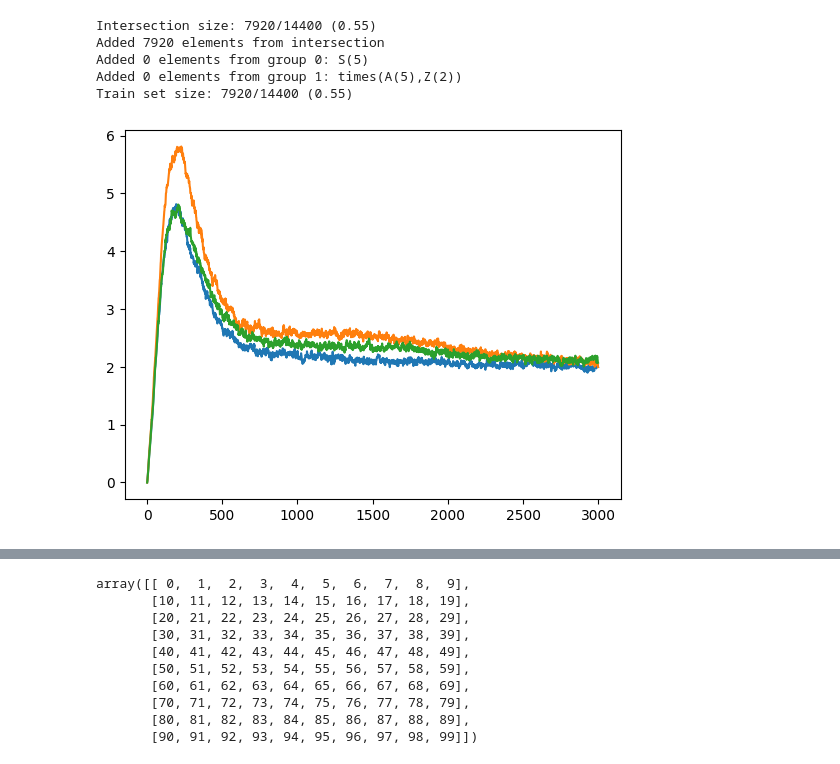
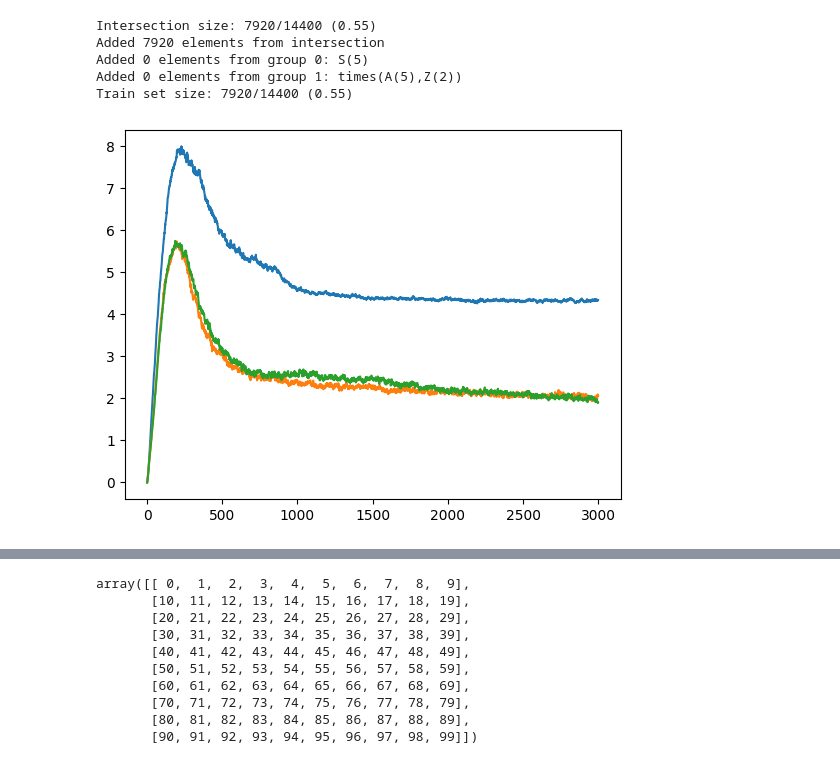
Before and after one commit to LouisYRYJ/Finite-groups, a Jupyter notebook: notebooks/sgld_landscape.ipynb, the cells around one changed output, grey strips where cells are left out. Cells and saved outputs as stored; diff of their text form; code cells hidden in the pictures.

Commit message:
stuff for poster plots

```diff
--- a/notebooks/sgld_landscape.ipynb
+++ b/notebooks/sgld_landscape.ipynb
@@ -38,7 +42,7 @@ Added 0 elements from group 0: S(5)
 Added 0 elements from group 1: times(A(5),Z(2))
 Train set size: 7920/14400 (0.55)
 # %%
-model = models[-1][[5, 8, 9]].to(device)   # grokked G0, G1, neither
+model = models[-1][[0, 55, 97]].to(device)   # grokked G0, G1, neither
 # %%
 # make this constant to avoid accidentally reordering
 PARAM_NAMES = [name for name, _ in model.named_parameters()]
@@ -50,10 +54,10 @@ gamma = 1.
 trace, traj = sgld_trace(model, dataset, eps, beta, gamma, epochs=3_000, behavioral=True, return_traj=True)
 # %%
 for i in range(trace.shape[0]):
-    plt.plot(trace[i])
+    plt.plot(trace[i].cpu().numpy())
 plt.show()
 # %% [output]
-[figure, old version]
+[figure, new version]
 # %%
 def flatten_model(model):
     return t.concat([model.get_parameter(name).flatten() for name in PARAM_NAMES])
```
Also changed, not shown: parts of 5 cells of this notebook, 8 other files.
